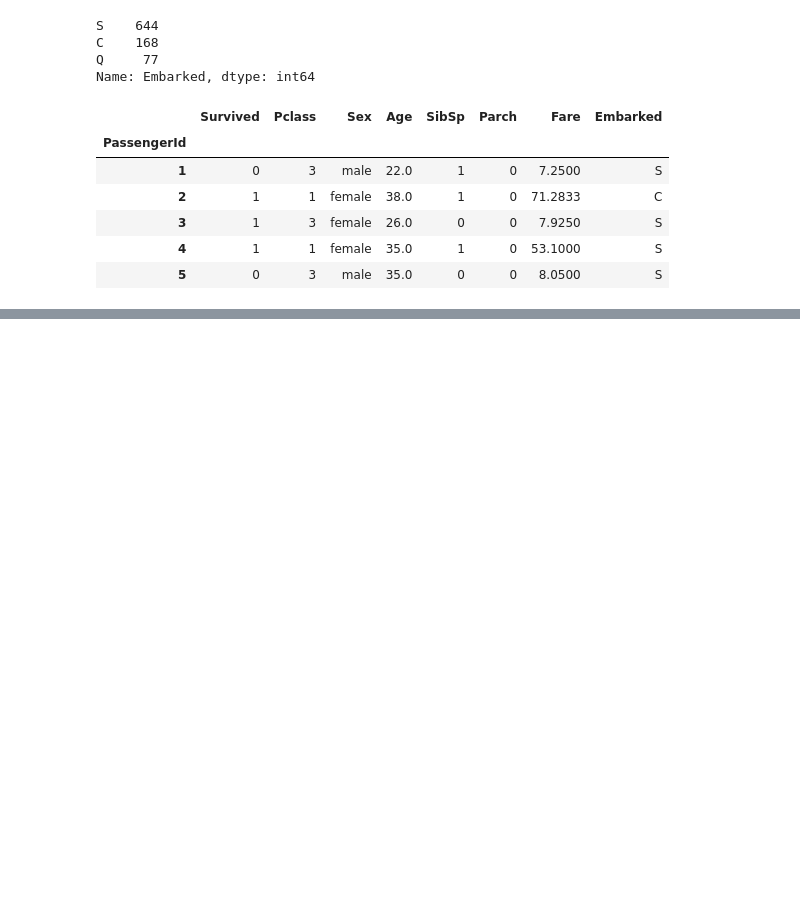
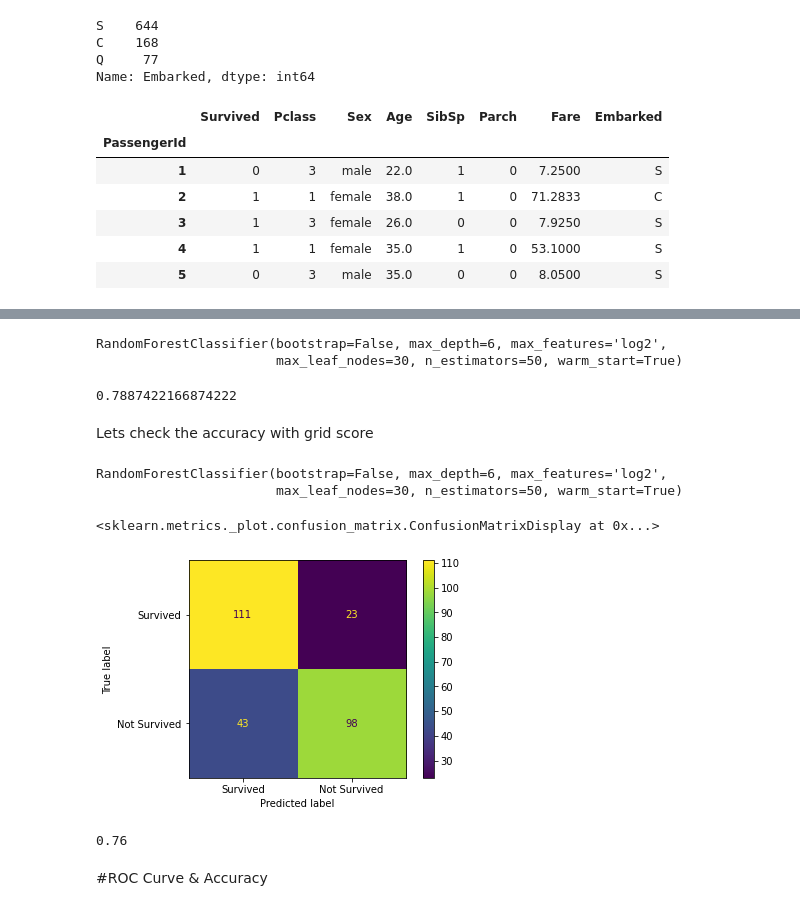
Before and after one commit to Khalid019/Titanic_Survival_Classification_Using_Machine-Learning, a Jupyter notebook: Titanic_Survival.ipynb, the cells around one changed output, grey strips where cells are left out. Drawn from its saved outputs; the diff is of its cells as text; code cells hidden in the pictures; blank space fills up the shorter version.

```diff
--- a/Titanic_Survival.ipynb
+++ b/Titanic_Survival.ipynb
@@ -133,0 +514,34 @@ df.head()
+# %%
+grid.best_estimator_
+# %% [output]
+RandomForestClassifier(bootstrap=False, max_depth=6, max_features='log2',
+                       max_leaf_nodes=30, n_estimators=50, warm_start=True)
+# %%
+grid.best_score_
+# %% [output]
+0.7887422166874222
+# %% [markdown]
+Lets check the accuracy with grid score
+# %%
+rf_grid =  RandomForestClassifier(bootstrap=False, max_depth=6, max_features='log2',
+                       max_leaf_nodes=30, n_estimators=50, warm_start=True)
+rf_grid.fit(xtrain[['Fare', 'Sex']], ytrain)
+# %% [output]
+RandomForestClassifier(bootstrap=False, max_depth=6, max_features='log2',
+                       max_leaf_nodes=30, n_estimators=50, warm_start=True)
+# %%
+ypred_rf_grid = rf_grid.predict(xtest[['Fare', 'Sex']])
+cm_rf_grid = confusion_matrix(ytest, ypred_rf_grid)
+# %%
+cm_rf_grid_disp = ConfusionMatrixDisplay(cm_rf_grid, display_labels=['Survived', 'Not Survived'])
+cm_rf_grid_disp.plot()
+# %% [output]
+<sklearn.metrics._plot.confusion_matrix.ConfusionMatrixDisplay at 0x...>
+[figure, added]
+# %%
+accuracy_score_rf_grid = accuracy_score(ytest, ypred_rf_grid)
+accuracy_score_rf_grid
+# %% [output]
+0.76
+# %% [markdown]
+#ROC Curve & Accuracy
```
Also changed, not shown: parts of 55 cells of this notebook.
